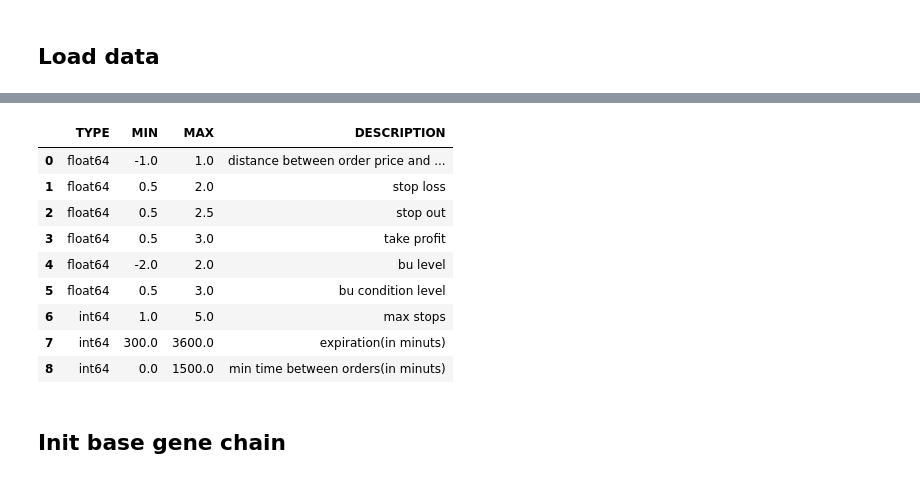
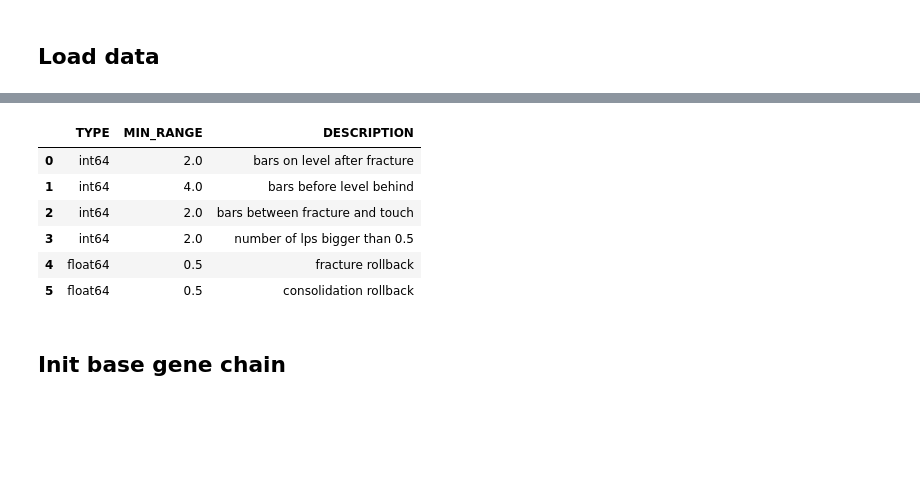
Before and after one commit to dn1eper/genetic-trading, a Jupyter notebook: Main.ipynb, the cells around one changed output, grey strips where cells are left out. Saved outputs shown, nothing was run; the diff lists cells and outputs as text; code cells hidden in the pictures; blank space fills up the shorter version.

```diff
--- a/Main.ipynb
+++ b/Main.ipynb
@@ -22,16 +43,12 @@ data.head(5)
-# %%
-params = load_params()
-params
-# %% [output]
-|  | TYPE | MIN | MAX | DESCRIPTION |
-| 0 | float64 | -1.0 | 1.0 | distance between order price and ... |
-| 1 | float64 | 0.5 | 2.0 | stop loss |
-| 2 | float64 | 0.5 | 2.5 | stop out |
-| 3 | float64 | 0.5 | 3.0 | take profit |
-| 4 | float64 | -2.0 | 2.0 | bu level |
-| 5 | float64 | 0.5 | 3.0 | bu condition level |
-| 6 | int64 | 1.0 | 5.0 | max stops |
-| 7 | int64 | 300.0 | 3600.0 | expiration(in minuts) |
-| 8 | int64 | 0.0 | 1500.0 | min time between orders(in minuts) |
+# %%
+nontrading_params.head(6)
+# %% [output]
+|  | TYPE | MIN_RANGE | DESCRIPTION |
+| 0 | int64 | 2.0 | bars on level after fracture |
+| 1 | int64 | 4.0 | bars before level behind |
+| 2 | int64 | 2.0 | bars between fracture and touch |
+| 3 | int64 | 2.0 | number of lps bigger than 0.5 |
+| 4 | float64 | 0.5 | fracture rollback |
+| 5 | float64 | 0.5 | consolidation rollback |
 # %% [markdown]
 ## Init base gene chain
```
Also changed, not shown: parts of 12 cells of this notebook, 13 other files.
